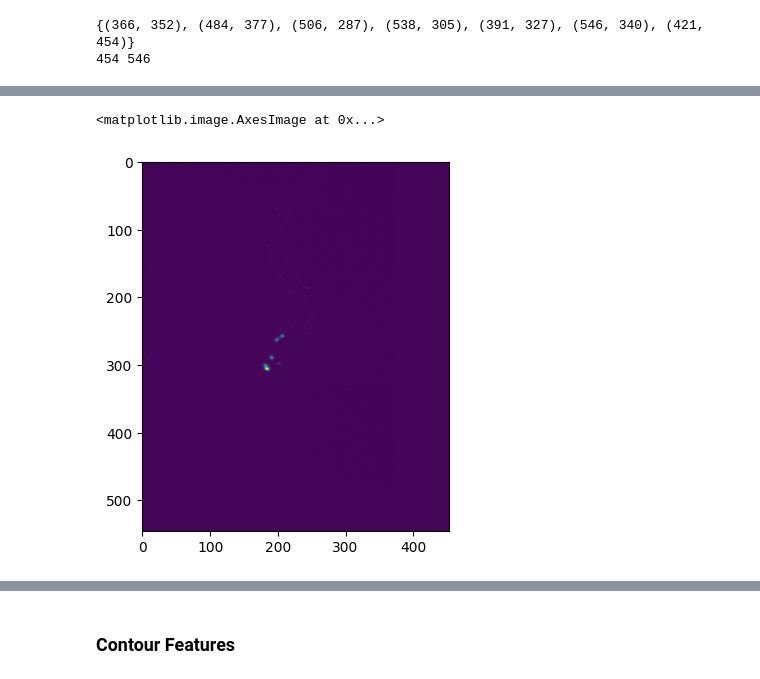
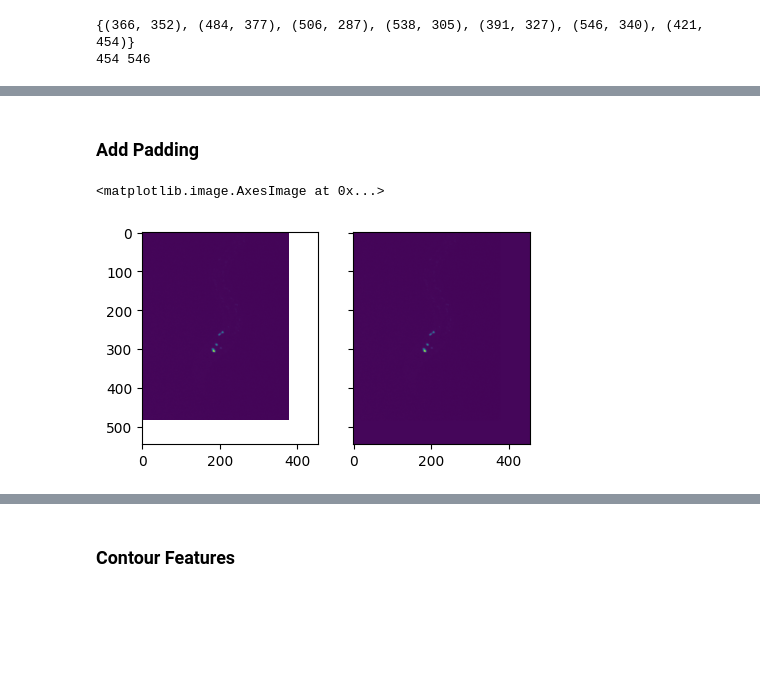
Before and after one commit to Hclover2003/catracking, a Jupyter notebook: imagedetection.ipynb, the cells around one changed output, grey strips where cells are left out. Cells and saved outputs as stored; diff of their text form; code cells hidden in the pictures; blank space fills up the shorter version.

Commit message:
add image feature

```diff
--- a/imagedetection.ipynb
+++ b/imagedetection.ipynb
@@ -99,9 +77,14 @@ img.shape # height=484, width=377, channel=3
+# %% [markdown]
+### Add Padding
 # %%
 PURPLE = (69, 6, 90)
 # %%
+img = cv2.cvtColor(cv2.imread(all_imgs[0]), cv2.COLOR_BGR2RGB)
 img_w_padding = cv2.copyMakeBorder(img, 0, max_height-img.shape[0], 0, max_width-img.shape[1], borderType=cv2.BORDER_CONSTANT, value=PURPLE)
-plt.imshow(img_w_padding)
+fig, ax = plt.subplots(1, 2, figsize=(5,5), sharey=True, sharex=True)
+ax[0].imshow(img)
+ax[1].imshow(img_w_padding)
 # %% [output]
 <matplotlib.image.AxesImage at 0x...>
-[figure, old version]
+[figure, new version]
 # %%
```
Also changed, not shown: parts of 22 cells of this notebook, 1 other file.
